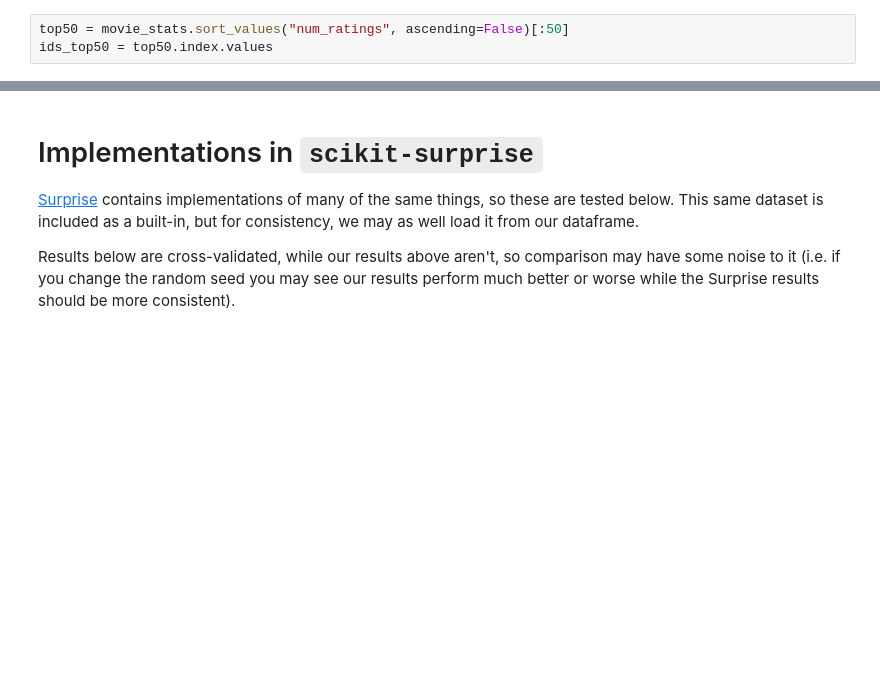
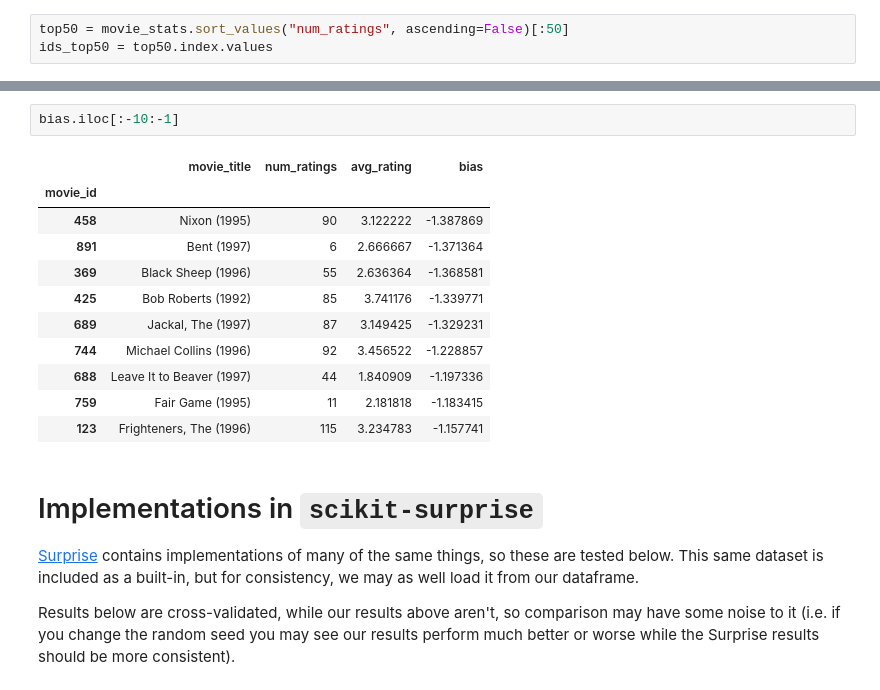
Before and after one commit to Hodapp87/recommender-examples, a Jupyter notebook: Recommender Systems.ipynb, the cells around one changed output, grey strips where cells are left out. Saved outputs shown, nothing was run; the diff lists cells and outputs as text; blank space fills up the shorter version.

```diff
--- a/Recommender Systems.ipynb
+++ b/Recommender Systems.ipynb
@@ -1002,3 +999,17 @@ movie_stats.assign(bias = svd100.b_i[:-1]).sort_values("bias", ascending=False)[
+# %%
+bias.iloc[:-10:-1]
+# %% [output]
+|  | movie_title | num_ratings | avg_rating | bias |
+| movie_id |  |  |  |  |
+| 458 | Nixon (1995) | 90 | 3.122222 | -1.387869 |
+| 891 | Bent (1997) | 6 | 2.666667 | -1.371364 |
+| 369 | Black Sheep (1996) | 55 | 2.636364 | -1.368581 |
+| 425 | Bob Roberts (1992) | 85 | 3.741176 | -1.339771 |
+| 689 | Jackal, The (1997) | 87 | 3.149425 | -1.329231 |
+| 744 | Michael Collins (1996) | 92 | 3.456522 | -1.228857 |
+| 688 | Leave It to Beaver (1997) | 44 | 1.840909 | -1.197336 |
+| 759 | Fair Game (1995) | 11 | 2.181818 | -1.183415 |
+| 123 | Frighteners, The (1996) | 115 | 3.234783 | -1.157741 |
 # %% [markdown]
 # Implementations in `scikit-surprise`
 
```
Also changed, not shown: parts of 18 cells of this notebook.
